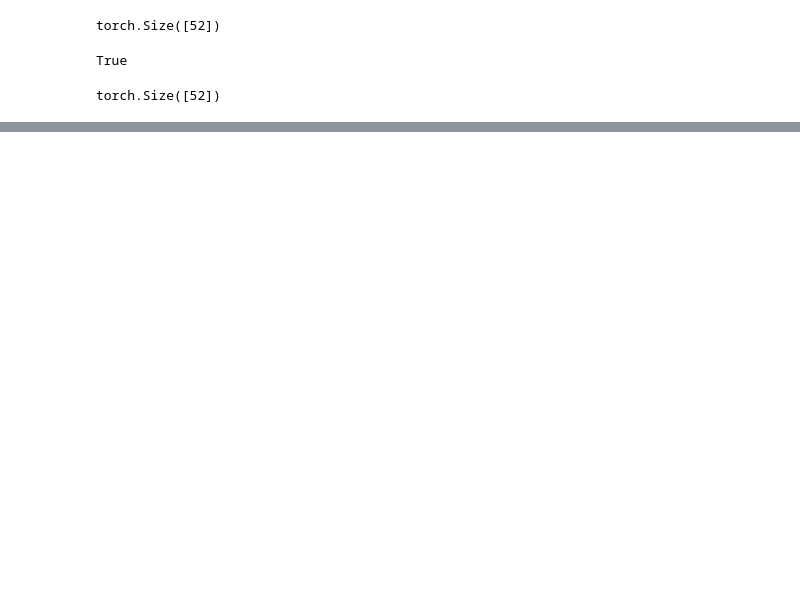
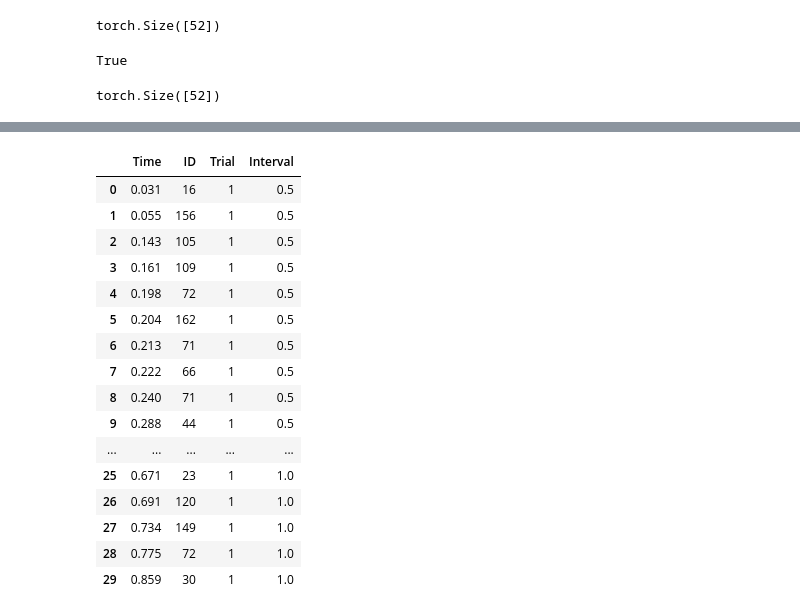
Before and after one commit to a-antoniades/neuroformer_, a Jupyter notebook: neuroformer_OneCombo3.ipynb, the cells around one changed output, grey strips where cells are left out. Saved outputs shown, nothing was run; the diff lists cells and outputs as text; code cells hidden in the pictures; blank space fills up the shorter version.

```diff
--- a/neuroformer_OneCombo3.ipynb
+++ b/neuroformer_OneCombo3.ipynb
@@ -408,0 +494,20 @@ print(len(df_true), len(df_pred))
+# %%
+train_data[:30]
+# %% [output]
+|  | Time | ID | Trial | Interval |
+| 0 | 0.031 | 16 | 1 | 0.5 |
+| 1 | 0.055 | 156 | 1 | 0.5 |
+| 2 | 0.143 | 105 | 1 | 0.5 |
+| 3 | 0.161 | 109 | 1 | 0.5 |
+| 4 | 0.198 | 72 | 1 | 0.5 |
+| 5 | 0.204 | 162 | 1 | 0.5 |
+| 6 | 0.213 | 71 | 1 | 0.5 |
+| 7 | 0.222 | 66 | 1 | 0.5 |
+| 8 | 0.240 | 71 | 1 | 0.5 |
+| 9 | 0.288 | 44 | 1 | 0.5 |
+| ... | ... | ... | ... | ... |
+| 25 | 0.671 | 23 | 1 | 1.0 |
+| 26 | 0.691 | 120 | 1 | 1.0 |
+| 27 | 0.734 | 149 | 1 | 1.0 |
+| 28 | 0.775 | 72 | 1 | 1.0 |
+| 29 | 0.859 | 30 | 1 | 1.0 |
```
Also changed, not shown: parts of 46 cells of this notebook, 11 other files.
